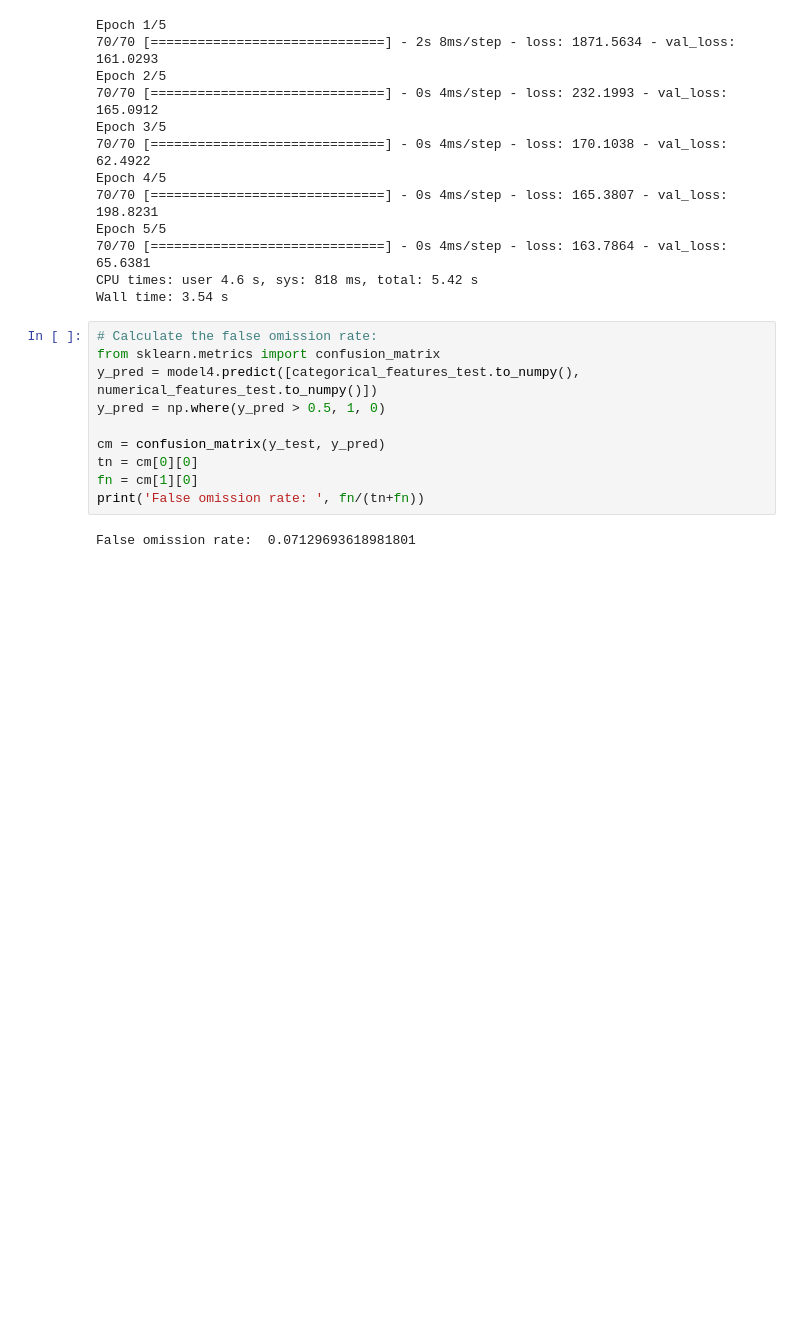
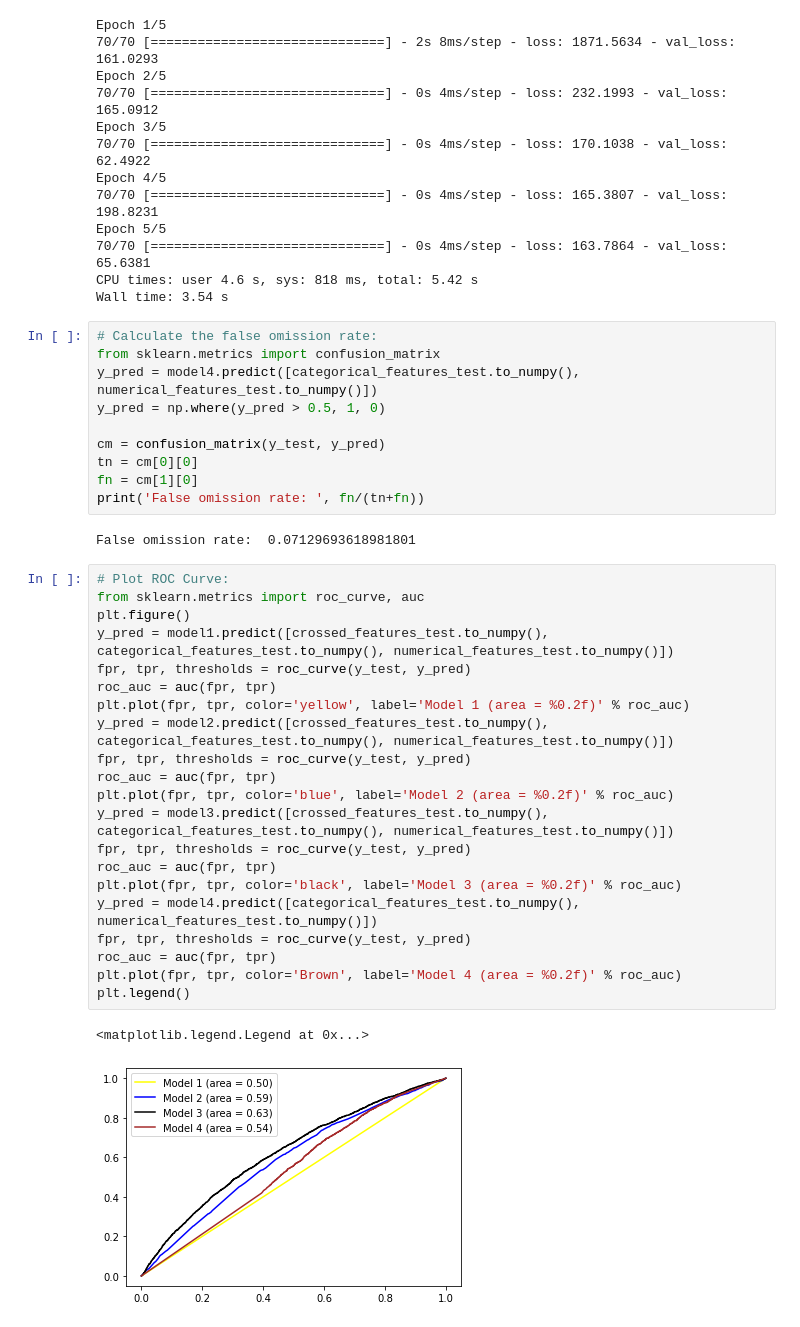
Before and after one commit to saakethkoka/ML-Lab5, a Jupyter notebook: main.ipynb, the cells around one changed output. Saved outputs shown, nothing was run; the diff lists cells and outputs as text; blank space fills up the shorter version.

Commit message:
ROC curve stuff done for 4th model thing

```diff
--- a/main.ipynb
+++ b/main.ipynb
@@ -806,3 +785,27 @@ fn = cm[1][0]
 print('False omission rate: ', fn/(tn+fn))
 # %% [output]
 False omission rate:  0.07129693618981801
+# %%
+# Plot ROC Curve:
+from sklearn.metrics import roc_curve, auc
+plt.figure()
+y_pred = model1.predict([crossed_features_test.to_numpy(), categorical_features_test.to_numpy(), numerical_features_test.to_numpy()])
+fpr, tpr, thresholds = roc_curve(y_test, y_pred)
+roc_auc = auc(fpr, tpr)
+plt.plot(fpr, tpr, color='yellow', label='Model 1 (area = %0.2f)' % roc_auc)
+y_pred = model2.predict([crossed_features_test.to_numpy(), categorical_features_test.to_numpy(), numerical_features_test.to_numpy()])
+fpr, tpr, thresholds = roc_curve(y_test, y_pred)
+roc_auc = auc(fpr, tpr)
+plt.plot(fpr, tpr, color='blue', label='Model 2 (area = %0.2f)' % roc_auc)
+y_pred = model3.predict([crossed_features_test.to_numpy(), categorical_features_test.to_numpy(), numerical_features_test.to_numpy()])
+fpr, tpr, thresholds = roc_curve(y_test, y_pred)
+roc_auc = auc(fpr, tpr)
+plt.plot(fpr, tpr, color='black', label='Model 3 (area = %0.2f)' % roc_auc)
+y_pred = model4.predict([categorical_features_test.to_numpy(), numerical_features_test.to_numpy()])
+fpr, tpr, thresholds = roc_curve(y_test, y_pred)
+roc_auc = auc(fpr, tpr)
+plt.plot(fpr, tpr, color='Brown', label='Model 4 (area = %0.2f)' % roc_auc)
+plt.legend()
+# %% [output]
+<matplotlib.legend.Legend at 0x...>
+[figure, added]
```
Also changed, not shown: parts of 1 cell of this notebook.
